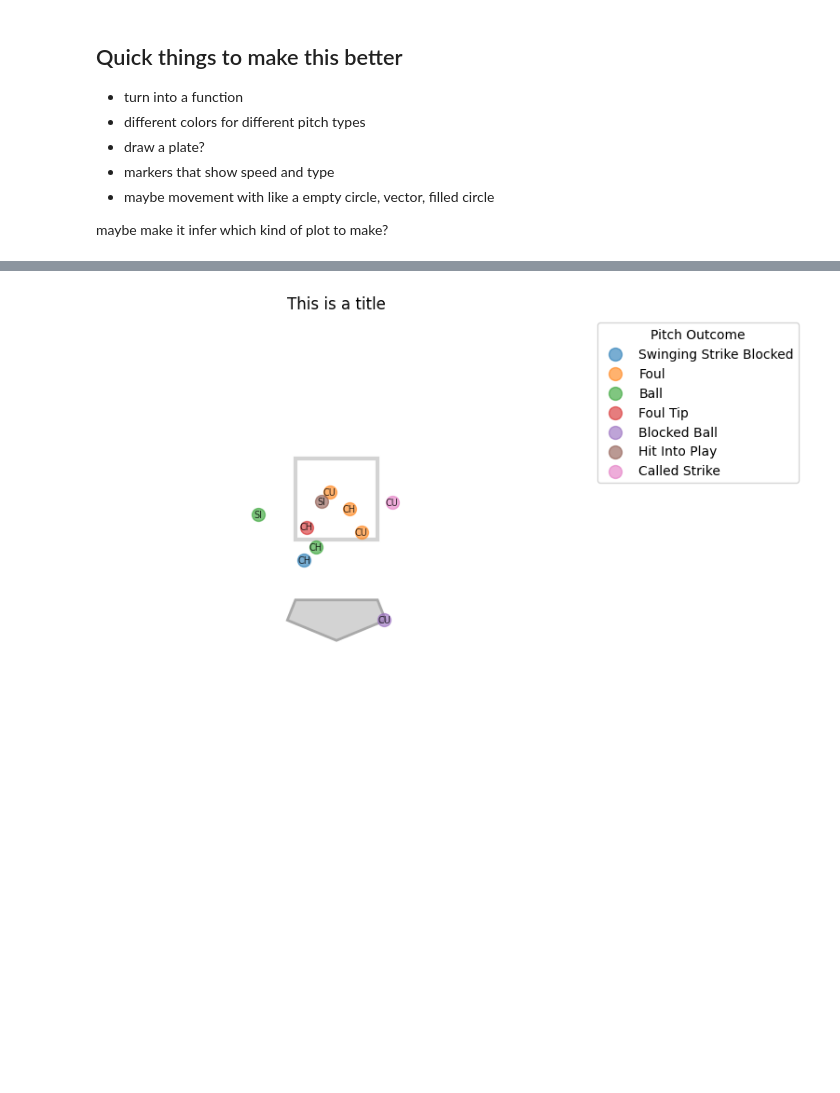
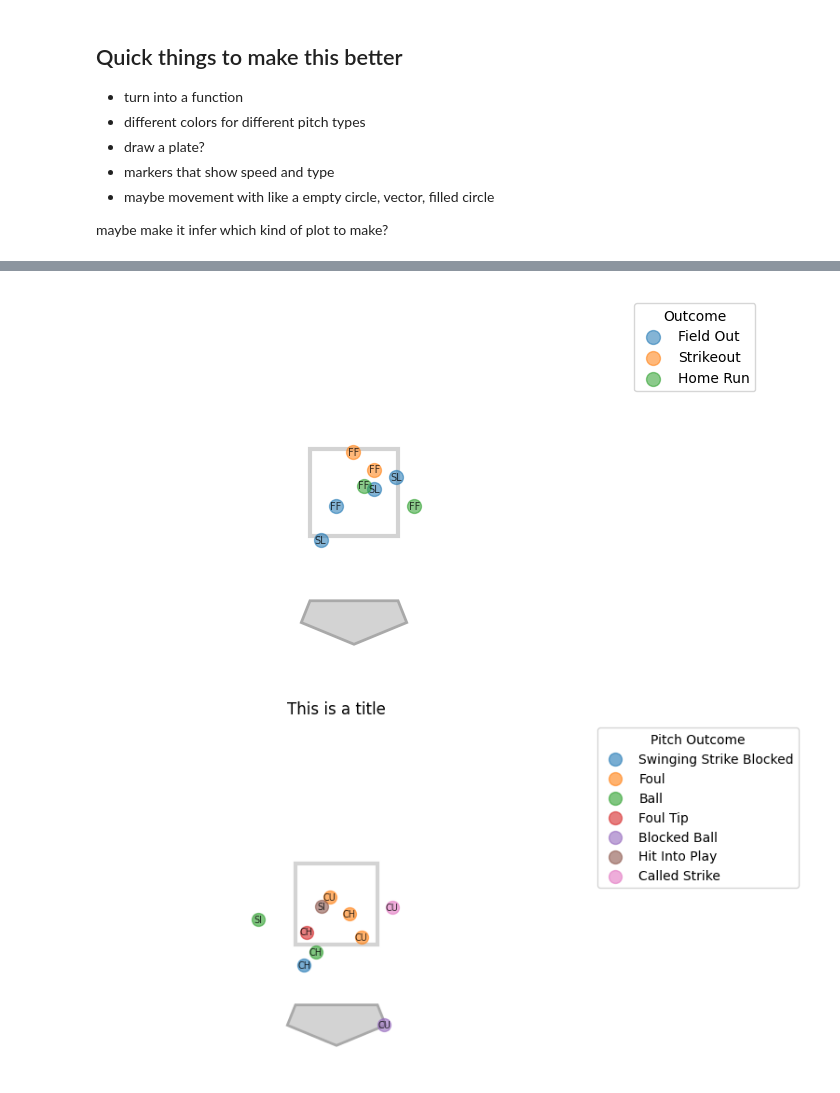
Before and after one commit to nicholson2208/three-true-outcomes, a Jupyter notebook: plotting.ipynb, the cells around one changed output, grey strips where cells are left out. Saved outputs shown, nothing was run; the diff lists cells and outputs as text; code cells hidden in the pictures; blank space fills up the shorter version.

```diff
--- a/plotting.ipynb
+++ b/plotting.ipynb
@@ -318,3 +335,7 @@ plot_strike_zone(all_pitches, colorby = 'description', annotation = "pitch_type"
+# %%
+plot_strike_zone(df.iloc[:20], colorby = 'events', annotation = "pitch_type")
+# %% [output]
+[figure, added]
 # %%
 plot_strike_zone(all_pitches.iloc[:10], title = "This is a title", colorby = 'description', annotation = "pitch_type")
 # %% [output]
```
Also changed, not shown: parts of 4 cells of this notebook.
